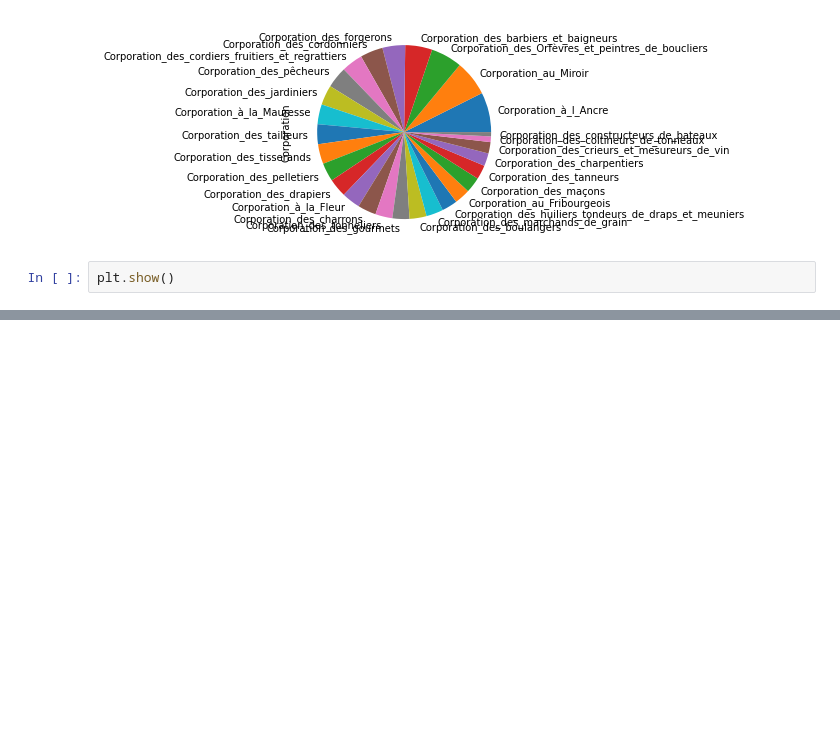
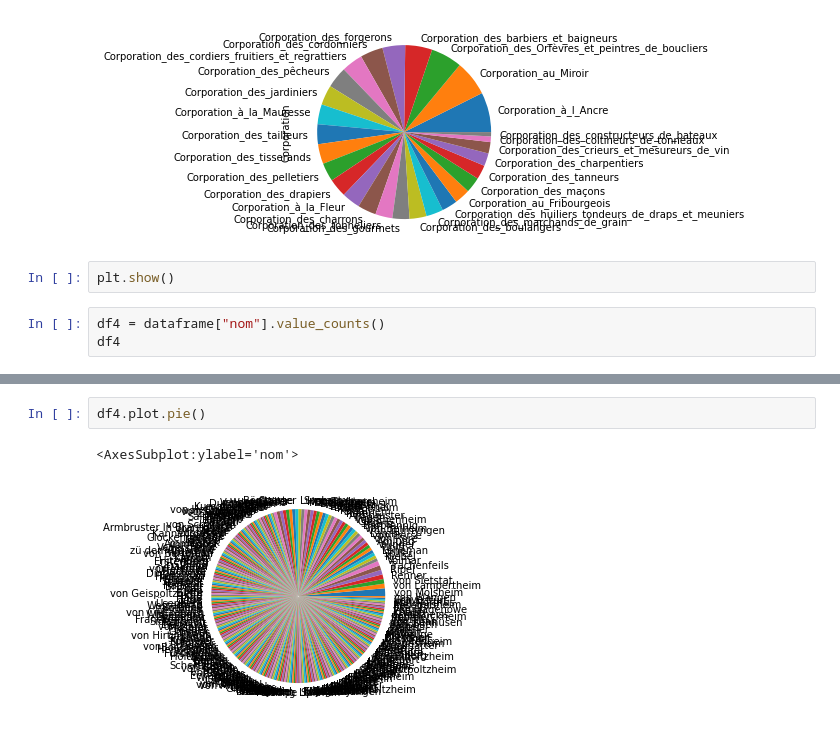
Before and after one commit to porte-g/ProjetEchevinsDeStrasbourg, a Jupyter notebook: ScriptsPython/AnalyseListe.ipynb, the cells around one changed output, grey strips where cells are left out. Drawn from its saved outputs; the diff is of its cells as text; blank space fills up the shorter version.

```diff
--- a/ScriptsPython/AnalyseListe.ipynb
+++ b/ScriptsPython/AnalyseListe.ipynb
@@ -129,3 +150,6 @@ df2.plot.pie()
 [figure]
 # %%
 plt.show()
+# %%
+df4 = dataframe["nom"].value_counts()
+df4
@@ -131,0 +169,5 @@ plt.show()
+# %%
+df4.plot.pie()
+# %% [output]
+<AxesSubplot:ylabel='nom'>
+[figure, added]
```
Also changed, not shown: parts of 11 cells of this notebook.
